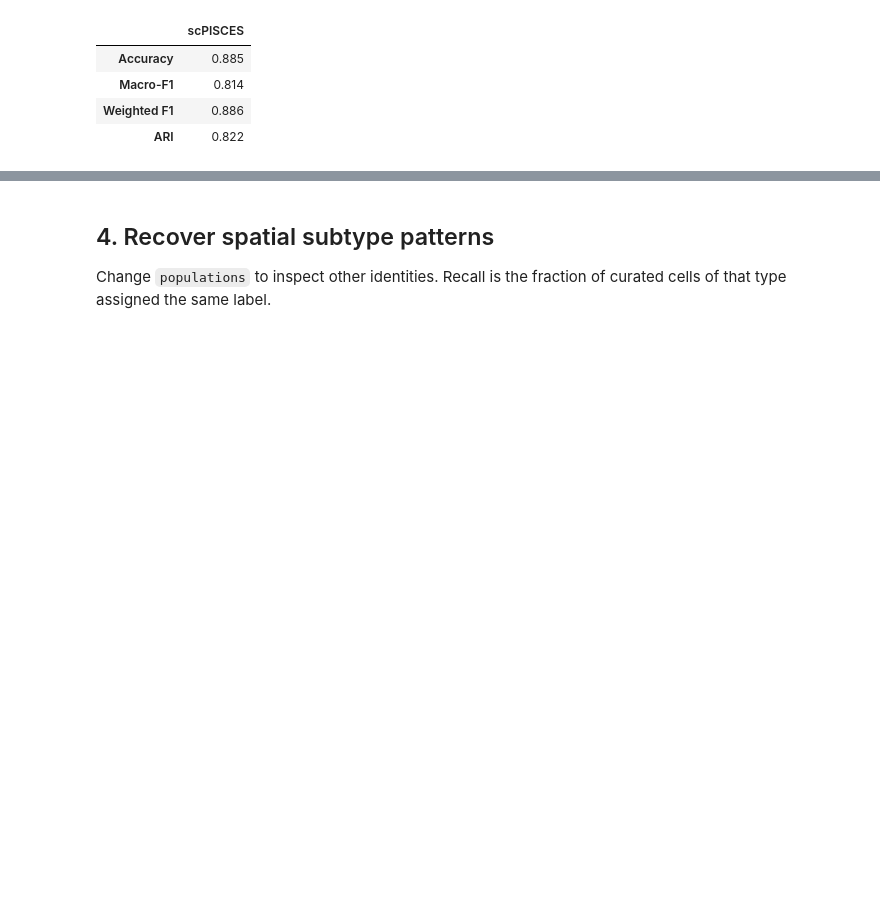
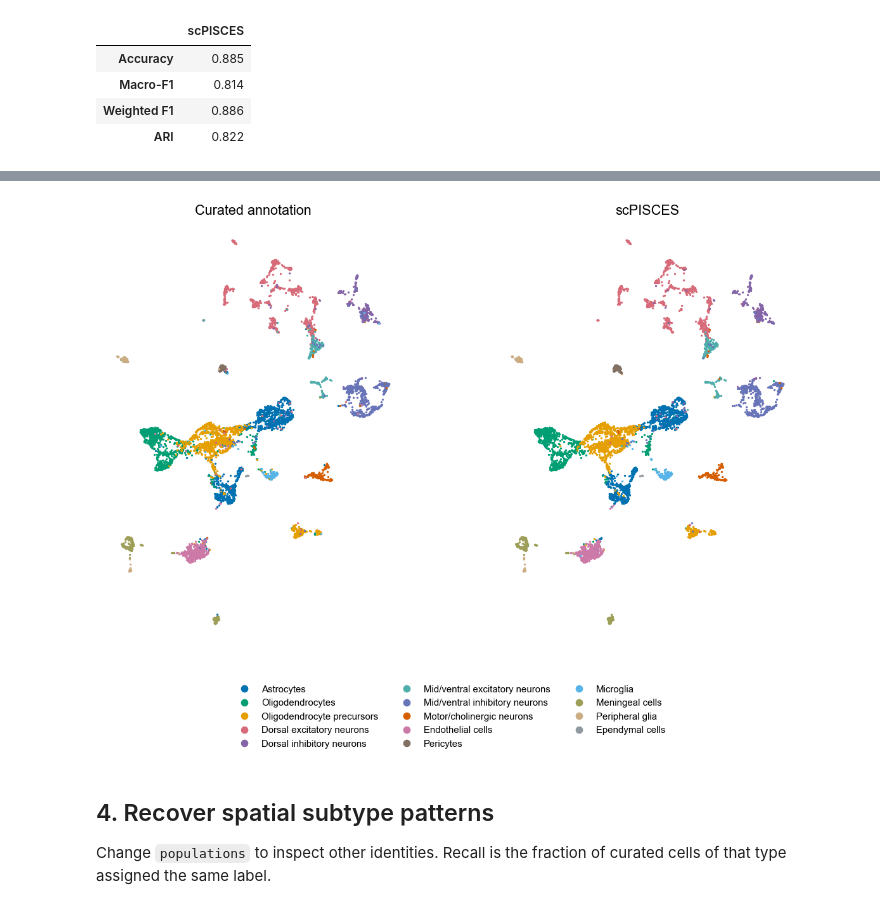
Before and after one commit to yjs193/scPISCES, a Jupyter notebook: tutorials/Tutorial_Annotation_MERFISH.ipynb, the cells around one changed output, grey strips where cells are left out. Saved outputs shown, nothing was run; the diff lists cells and outputs as text; code cells hidden in the pictures; blank space fills up the shorter version.

Commit message:
Focus tutorials on spatial and program visualizations

```diff
--- a/tutorials/Tutorial_Annotation_MERFISH.ipynb
+++ b/tutorials/Tutorial_Annotation_MERFISH.ipynb
@@ -100,3 +72,64 @@ plt.show()
+# %%
+from matplotlib.lines import Line2D
+
+palette = {
+    "astrocyte-1": "#0072B2",
+    "oligodendrocyte-2": "#009E73",
+    "oligodendrocyte progenitor-2": "#E69F00",
+    "endothelial": "#CC79A7",
+    "alpha motoneuron": "#D55E00",
+    "microglia": "#56B4E9",
+}
+def display_group(name):
+    if name.startswith("astrocyte"):
+        return "Astrocytes"
+    if name.startswith("oligodendrocyte progenitor") or name.startswith("oligodendrocyte precursor"):
+        return "Oligodendrocyte precursors"
+    if name.startswith("oligodendrocyte"):
+        return "Oligodendrocytes"
+    if name.startswith(("DH-ex", "DM-ex")):
+        return "Dorsal excitatory neurons"
+    if name.startswith("DH-in"):
+        return "Dorsal inhibitory neurons"
+    if name.startswith(("M-ex", "MV-ex")):
+        return "Mid/ventral excitatory neurons"
+    if name.startswith(("M-in", "MV-in")):
+        return "Mid/ventral inhibitory neurons"
+    if "motoneuron" in name or name in ["cholinergic interneuron", "VH-in-Chat"]:
+        return "Motor/cholinergic neurons"
+    if name.startswith("meninges"):
+        return "Meningeal cells"
+    if name in ["Schwann cell", "peripheral glia"]:
+        return "Peripheral glia"
+    return {"endothelial": "Endothelial cells", "pericyte": "Pericytes",
+            "microglia": "Microglia", "ependymal": "Ependymal cells"}[name]
+
+overview_colors = dict(zip(
+    ["Astrocytes", "Oligodendrocytes", "Oligodendrocyte precursors",
+     "Dorsal excitatory neurons", "Dorsal inhibitory neurons",
+     "Mid/ventral excitatory neurons", "Mid/ventral inhibitory neurons",
+     "Motor/cholinergic neurons", "Endothelial cells", "Pericytes", "Microglia",
+     "Meningeal cells", "Peripheral glia", "Ependymal cells"],
+    ["#0072B2", "#009E73", "#E69F00", "#d76b79", "#8466a8", "#4faeac", "#6874b8",
+     "#D55E00", "#CC79A7", "#827063", "#56B4E9", "#9d9e58", "#cbad83", "#8f989e"]))
+fig, axes = plt.subplots(1, 2, figsize=(13, 7.3))
+for ax, column, title in zip(axes,
+        ["annotated_cell_type", "predicted_cell_type"],
+        ["Curated annotation", "scPISCES"]):
+    groups = cells[column].map(display_group)
+    for population, color in overview_colors.items():
+        subset = cells.loc[groups.eq(population)]
+        ax.scatter(subset.UMAP1, subset.UMAP2, s=4, c=color, linewidths=0)
+    ax.set_title(title)
+    clean_map(ax)
+handles = [Line2D([], [], marker="o", linestyle="", color=c, label=n, markersize=6)
+           for n, c in overview_colors.items()]
+fig.legend(handles=handles, loc="lower center", ncol=3, fontsize=9)
+fig.subplots_adjust(bottom=0.20, wspace=0.06, top=0.96)
+save_figure(fig, OUTPUT, "merfish_annotation_umap")
+plt.show()
+# %% [output]
+[figure, added]
 # %% [markdown]
 ## 4. Recover spatial subtype patterns
 
```
Also changed, not shown: parts of 3 cells of this notebook, 18 other files.
